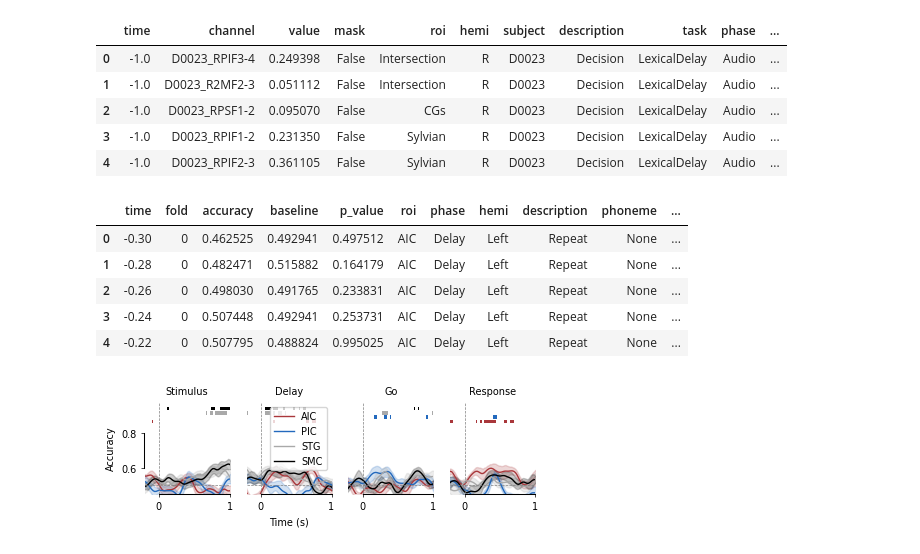
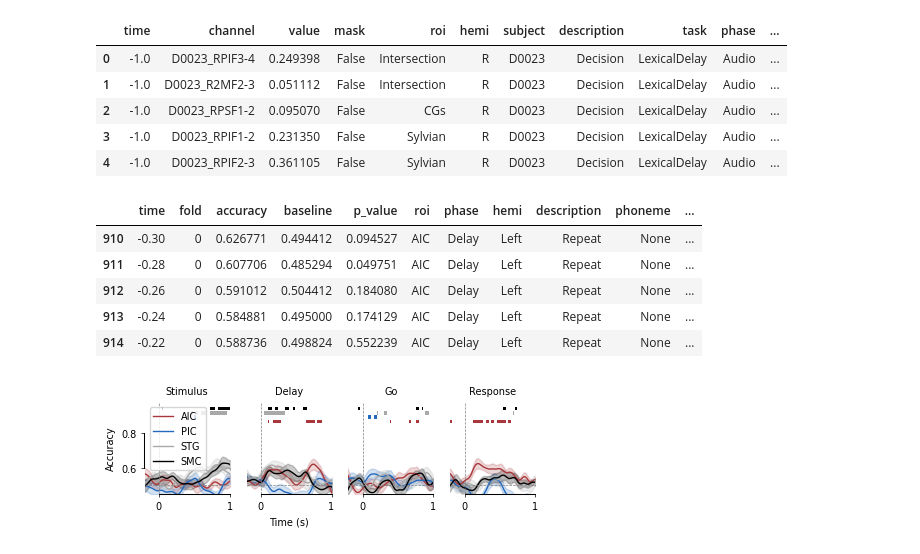
Before and after one commit to shinanlin/insula, a Jupyter notebook: viz/fig3.ipynb, the cells around one changed output. Cells and saved outputs as stored; diff of their text form; code cells hidden in the pictures.

```diff
--- a/viz/fig3.ipynb
+++ b/viz/fig3.ipynb
@@ -147,9 +148,9 @@ fig, axes = plt.subplots(1, len(phases), figsize=(3*len(phases)*cm, 3*len(hemis)
 time_arr = scores['time'].unique()
 time_arr.sort()
 
-ymax, pad, bar_h = 1, 0.02, 0.02
-chance = 1/2
-ymin = 0.45
+ymax, pad, bar_h = 0.4, 0.02, 0.02
+chance = 1/9
+ymin = 0.05
 
 colors = [red, blue, 'darkgray','black']
 
@@ -223,6 +224,6 @@ for ax in axes[1:].flatten():
     ax.set_ylabel('')
 
 # plt.tight_layout()
-fig.savefig(f'../img/fig3/fig3_{task}_{decode_type}.svg', dpi=300, bbox_inches='tight')
+# fig.savefig(f'../img/fig3/fig3_{task}_{decode_type}.svg', dpi=300, bbox_inches='tight')
 plt.show()
 # %% [output]
@@ -428,6 +585,7 @@ HGAs.head()
 | 3 | -1.0 | D0023_RPIF1-2 | 0.231350 | False | Sylvian | R | D0023 | Decision | LexicalDelay | Audio | ... |
 | 4 | -1.0 | D0023_RPIF2-3 | 0.361105 | False | Sylvian | R | D0023 | Decision | LexicalDelay | Audio | ... |
 # %%
+from scipy.ndimage import gaussian_filter1d
 ref = 'bipolar'
 
 task = 'LexicalDelay'
@@ -508,16 +666,17 @@ for path in full_path:
 scores = pd.concat(scores, ignore_index=True)
 # scores = scores[scores.roi.isin(['INS','STG','SMC'])]
 # rename
-scores = scores[scores.description=='Repeat']
+desc = 'Repeat'
+scores = scores[scores.description==desc]
 # scores = scores[scores.phoneme=='image']
 scores.head()
 # %% [output]
 |  | time | fold | accuracy | baseline | p_value | roi | phase | hemi | description | phoneme | ... |
-| 0 | -0.30 | 0 | 0.462525 | 0.492941 | 0.497512 | AIC | Delay | Left | Repeat | None | ... |
-| 1 | -0.28 | 0 | 0.482471 | 0.515882 | 0.164179 | AIC | Delay | Left | Repeat | None | ... |
-| 2 | -0.26 | 0 | 0.498030 | 0.491765 | 0.233831 | AIC | Delay | Left | Repeat | None | ... |
-| 3 | -0.24 | 0 | 0.507448 | 0.492941 | 0.253731 | AIC | Delay | Left | Repeat | None | ... |
-| 4 | -0.22 | 0 | 0.507795 | 0.488824 | 0.995025 | AIC | Delay | Left | Repeat | None | ... |
+| 910 | -0.30 | 0 | 0.626771 | 0.494412 | 0.094527 | AIC | Delay | Left | Repeat | None | ... |
+| 911 | -0.28 | 0 | 0.607706 | 0.485294 | 0.049751 | AIC | Delay | Left | Repeat | None | ... |
+| 912 | -0.26 | 0 | 0.591012 | 0.504412 | 0.184080 | AIC | Delay | Left | Repeat | None | ... |
+| 913 | -0.24 | 0 | 0.584881 | 0.495000 | 0.174129 | AIC | Delay | Left | Repeat | None | ... |
+| 914 | -0.22 | 0 | 0.588736 | 0.498824 | 0.552239 | AIC | Delay | Left | Repeat | None | ... |
 # %%
 hue_order = ['AIC', 'PIC', 'STG','SMC']
 # roi_colors = dict(zip(hue_order, [insula_color, smc_color, stg_color]))
@@ -539,7 +698,7 @@ colors = [red, blue, 'darkgray','black']
 for j, phase in enumerate(phases):
     ax = axes[j]
 
-    legend = True if j == 1 else False
+    legend = True if j == 0 else False
 
     subset = scores[(scores.phase == phase) & (scores.hemi == hemi)]
     sns.lineplot(
@@ -579,36 +738,37 @@ for j, phase in enumerate(phases):
     ax.set_xlim(-0.2, 1)
     ax.set_ylim(ymin, ymax + pad + len(hue_order)*(bar_h + 0.005) + 0.02)
     ax.set_xlabel('')
     ax.set_ylabel('')
 
     # 右列去掉 y 轴
     if j == 1:
         ax.set_yticks([])
         ax.spines['left'].set_visible(False)
 
     # 顶行加标题
     ax.set_title(phase.capitalize(), fontsize=7)
 
     # 左列加 hemi 标签
     if j == 0:
         ax.set_ylabel('Accuracy', fontsize=7)
 
 axes[1].set_xlabel('Time (s)', fontsize=7)
-axes[1].legend(fontsize=7)
+axes[0].legend(fontsize=7)
 
 for ax in fig.axes:
     sns.despine(ax=ax, trim=True, offset=0.2)
 
 # remove y spine for rightmost axes
 for ax in axes[1:].flatten():
     ax.spines['left'].set_visible(False)
     ax.set_yticks([])
     ax.set_ylabel('')
 
-fig.savefig(f'../img/fig3/fig3_time_decode_{task}_{ref}.svg', dpi=300, bbox_inches='tight')
+
+fig.savefig(f'../img/fig3/fig3_time_decode_{task}_{ref}_{desc}.svg', dpi=300, bbox_inches='tight')
 plt.show()
 # %% [output]
-[figure, old version]
+[figure, new version]
 # %%
 # load decoding channels
 LEXICAL_PATH = '/cwork/ns458/BIDS-1.0_LexicalDecRepDelay/BIDS/derivatives'
```
Also changed, not shown: parts of 21 cells of this notebook, 15 other files.
